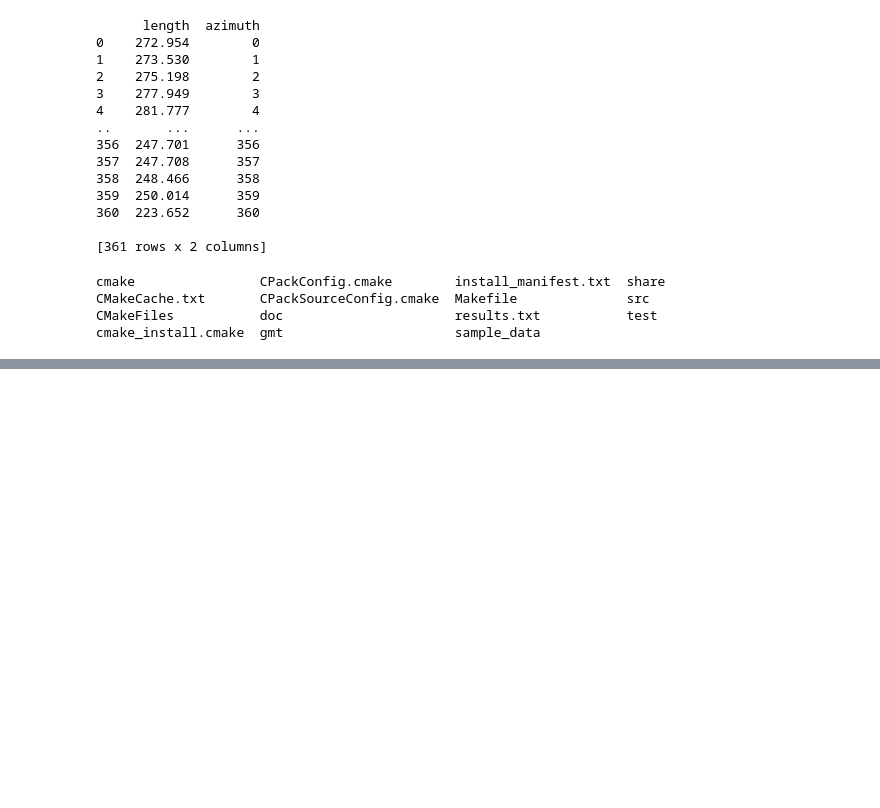
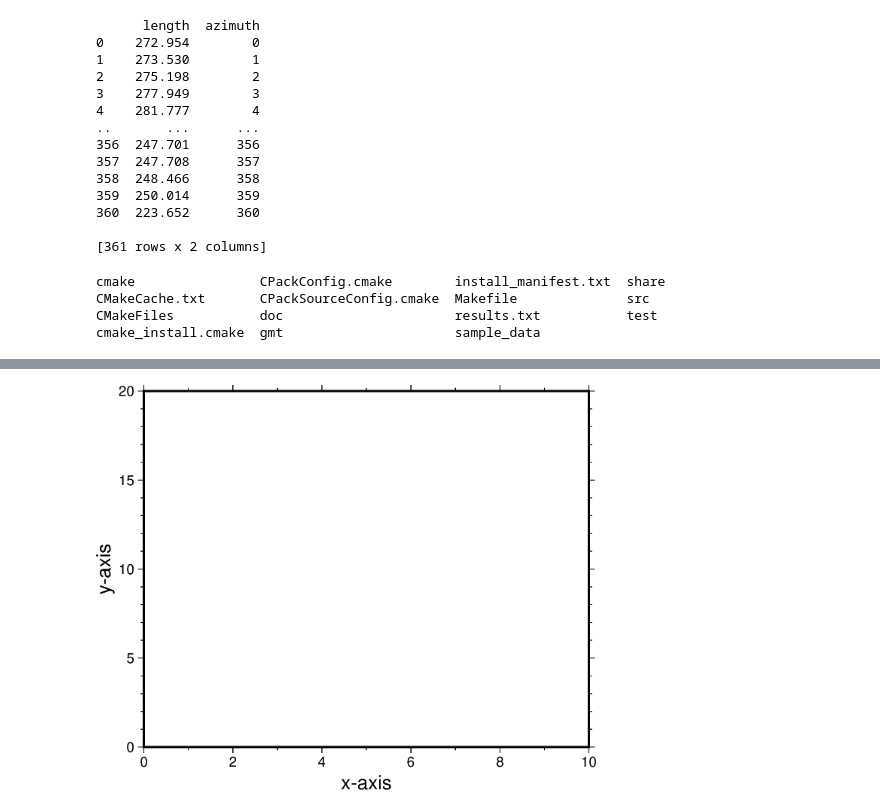
Before and after one commit to brioglade/gmt, a Jupyter notebook: pygmt.ipynb, the cells around one changed output, grey strips where cells are left out. Saved outputs shown, nothing was run; the diff lists cells and outputs as text; code cells hidden in the pictures; blank space fills up the shorter version.

```diff
--- a/pygmt.ipynb
+++ b/pygmt.ipynb
@@ -538,0 +569,13 @@ files.download('results.txt')
+# %%
+fig = pygmt.Figure()
+fig.basemap(
+    region=[0, 10, 0, 20],
+    projection="X10c/8c",
+    # Plot axis, tick marks, and axis labels on the west/left and south/bottom
+    # axes
+    # Plot axis and tick marks on the north/top and east/right axes
+    frame=["WSne", "xaf+lx-axis", "yaf+ly-axis"],
+)
+fig.show()
+# %% [output]
+[figure, added]
```
Also changed, not shown: parts of 3 cells of this notebook.
